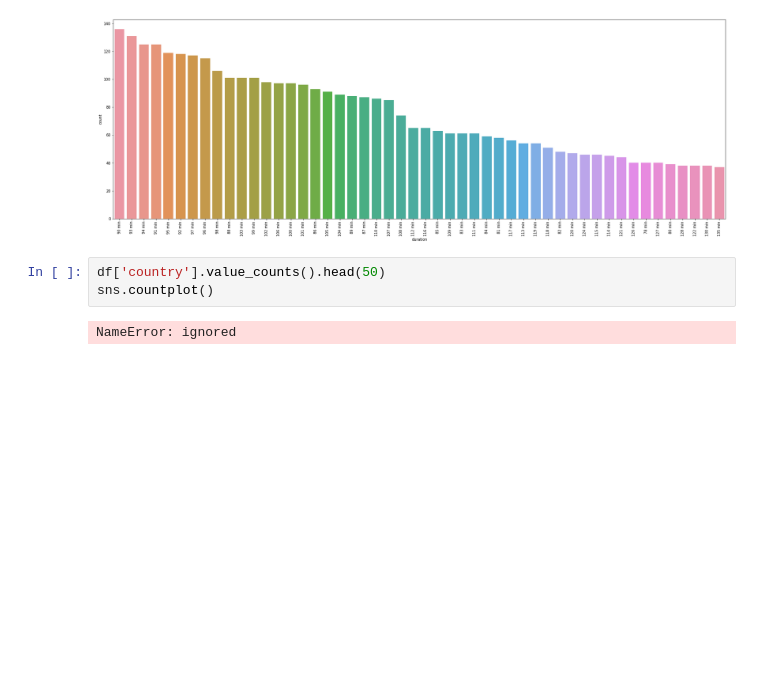
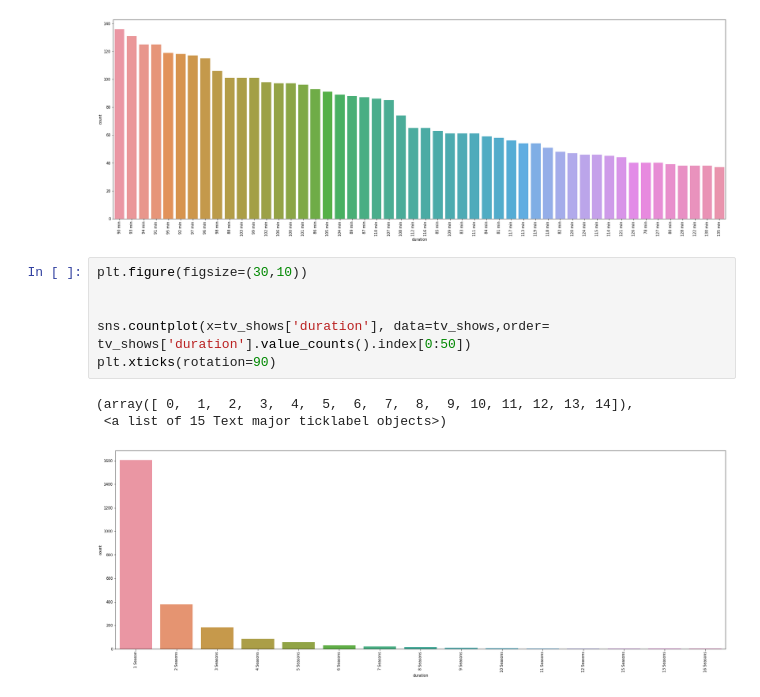
Before and after one commit to Zeeshan00789/NETFLIX-MOVIES-AND-TV-SHOWS-CLUSTERING-, a Jupyter notebook: NETFLIX_MOVIES_AND_TV_SHOWS_CLUSTERING.ipynb, the cells around one changed output. Cells and saved outputs as stored; diff of their text form; blank space fills up the shorter version.

```diff
--- a/NETFLIX_MOVIES_AND_TV_SHOWS_CLUSTERING.ipynb
+++ b/NETFLIX_MOVIES_AND_TV_SHOWS_CLUSTERING.ipynb
@@ -385,8 +387,13 @@ plt.xticks(rotation=90)
         34, 35, 36, 37, 38, 39, 40, 41, 42, 43, 44, 45, 46, 47, 48, 49]),
  <a list of 50 Text major ticklabel objects>)
 [figure]
-# %%
-df['country'].value_counts().head(50)
-sns.countplot()
-# %% [output]
-NameError: ignored
+# %%
+plt.figure(figsize=(30,10))
+
+
+sns.countplot(x=tv_shows['duration'], data=tv_shows,order= tv_shows['duration'].value_counts().index[0:50])
+plt.xticks(rotation=90)
+# %% [output]
+(array([ 0,  1,  2,  3,  4,  5,  6,  7,  8,  9, 10, 11, 12, 13, 14]),
+ <a list of 15 Text major ticklabel objects>)
+[figure, added]
```
Also changed, not shown: parts of 6 cells of this notebook.
